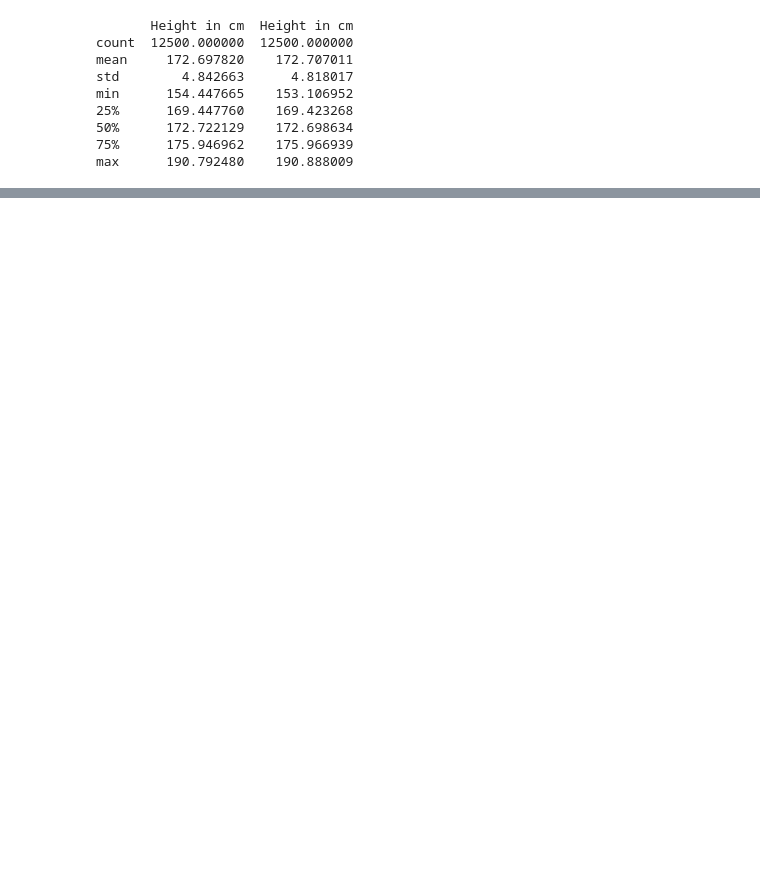
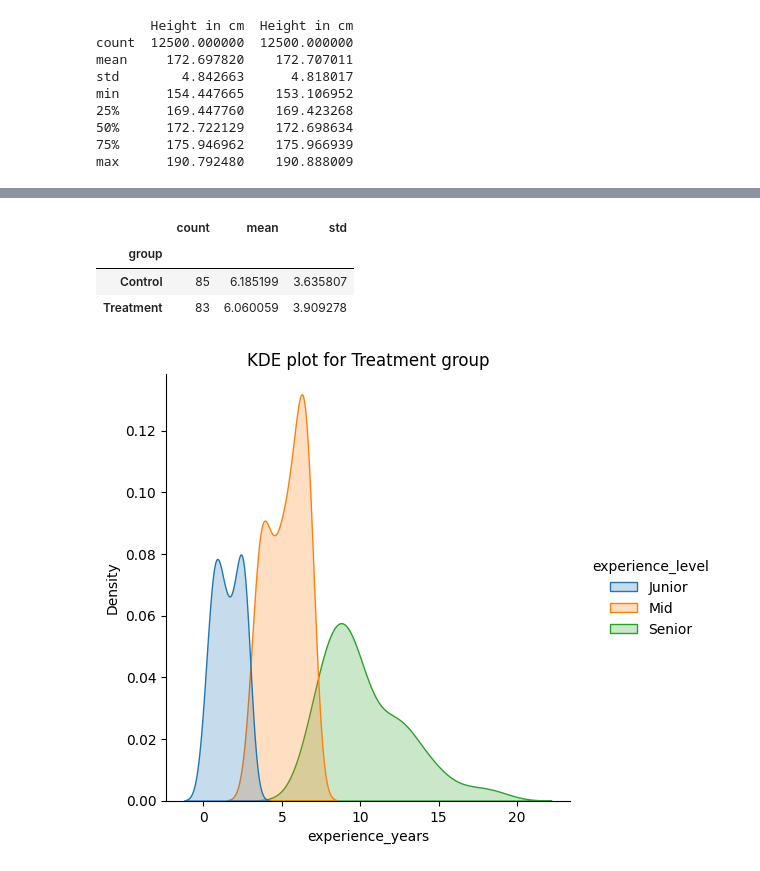
Before and after one commit to abhijeet-bhambere/python-ml-trail, a Jupyter notebook: experimental_design.ipynb, the cells around one changed output, grey strips where cells are left out. Saved outputs shown, nothing was run; the diff lists cells and outputs as text; code cells hidden in the pictures; blank space fills up the shorter version.

```diff
--- a/experimental_design.ipynb
+++ b/experimental_design.ipynb
@@ -89,0 +168,34 @@ Randomization makes assignment independent of the characteristics of the partici
+# %%
+example_df1 = example_df.copy()
+# create stratums/ groups based on experience level
+example_df1["experience_level"] = pd.cut(example_df1["experience_years"],bins=[0, 3, 7, np.inf],labels=["Junior", "Mid", "Senior"])
+
+# create & initialize a new column 'group'
+example_df1["group"] = None
+
+# loops through each of the experience level
+for level in example_df1["experience_level"].unique():
+    # extract the indexes for particular level
+    idx = example_df1.index[example_df1["experience_level"] == level]
+
+    assignments = np.array(["Control", "Treatment"] * (len(idx) // 2 + 1))[:len(idx)]
+
+    np.random.shuffle(assignments)
+
+    example_df1.loc[idx, "group"] = assignments
+
+example_df1.head()
+
+# Checking the imbalance
+example_df1.groupby("group")["experience_years"].agg(["count", "mean", "std"])
+# %% [output]
+|  | count | mean | std |
+| group |  |  |  |
+| Control | 85 | 6.185199 | 3.635807 |
+| Treatment | 83 | 6.060059 | 3.909278 |
+# %%
+sns.displot(data=example_df1, x='experience_years', hue='experience_level', kind='kde', fill=True)
+plt.title('KDE plot for Treatment group')
+plt.show()
+# %% [output]
+[figure, added]
```
Also changed, not shown: parts of 15 cells of this notebook.
